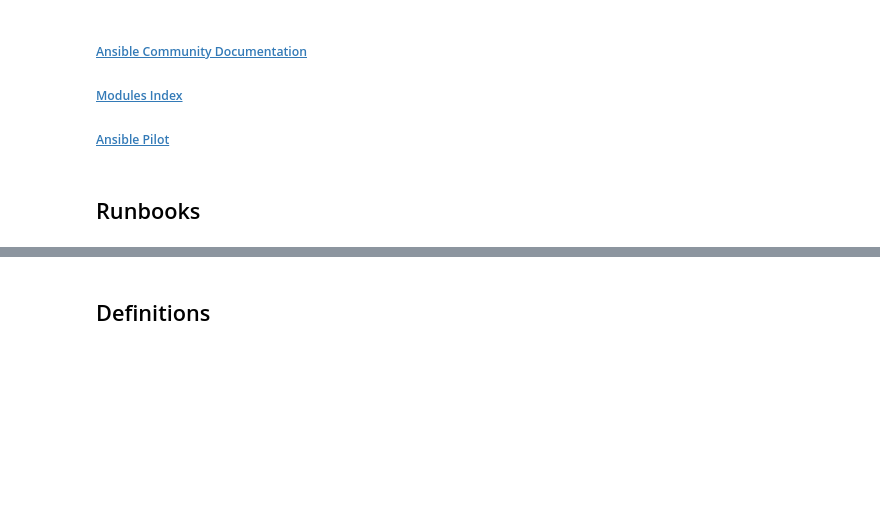
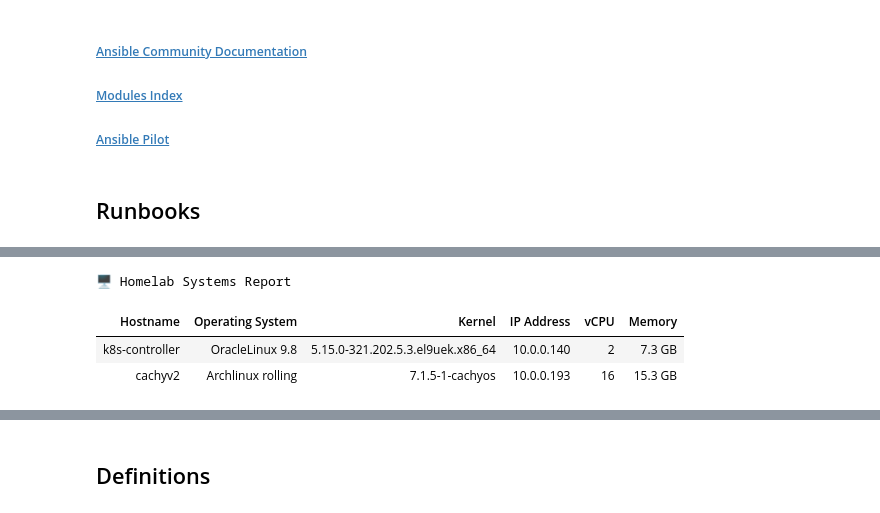
Before and after one commit to josh-butler93/obsidian-vaulTTY, a Jupyter notebook: Command_Guru/jupyter_notebooks/linux_commands.ipynb, the cells around one changed output, grey strips where cells are left out. Cells and saved outputs as stored; diff of their text form; code cells hidden in the pictures; blank space fills up the shorter version.

```diff
--- a/Command_Guru/jupyter_notebooks/linux_commands.ipynb
+++ b/Command_Guru/jupyter_notebooks/linux_commands.ipynb
@@ -280,0 +535,15 @@ uptime
+# %%
+host_file = files[0]
+
+data = json.loads(host_file.read_text())
+
+facts = data["ansible_facts"]
+
+print("Host file:", host_file.name)
+print("Hostname:", facts.get("ansible_hostname"))
+print("OS:", facts.get("ansible_distribution"))
+print("Version:", facts.get("ansible_distribution_version"))
+print("Kernel:", facts.get("ansible_kernel"))
+print("CPU:", facts.get("ansible_processor_vcpus"))
+print("Memory MB:", facts.get("ansible_memtotal_mb"))
+print("IP:", facts.get("ansible_default_ipv4", {}).get("address"))
@@ -280,0 +578,3 @@ uptime
+# %%
+for host in hosts:
+    print(host)
@@ -280,0 +584,60 @@ uptime
+# %%
+from IPython.display import HTML, display
+
+rows = ""
+
+for host in hosts:
+    memory_gb = round(host["memory_mb"] / 1024, 1)
+
+    rows += f"""
+    <tr>
+        <td>{host["hostname"]}</td>
+        <td>{host["os"]} {host["version"]}</td>
+        <td>{host["kernel"]}</td>
+        <td>{host["ip"]}</td>
+        <td>{host["cpu"]}</td>
+        <td>{memory_gb} GB</td>
+    </tr>
+    """
+
+html = f"""
+<div style="
+    font-family: sans-serif;
+    border: 1px solid #555;
+    border-radius: 12px;
+    padding: 20px;
+">
+
+<h2>🖥️ Homelab Systems Report</h2>
+
+<table style="
+    width: 100%;
+    border-collapse: collapse;
+">
+
+<thead>
+<tr>
+    <th style="text-align:left; padding:10px; border-bottom:2px solid #666;">Hostname</th>
+    <th style="text-align:left; padding:10px; border-bottom:2px solid #666;">Operating System</th>
+    <th style="text-align:left; padding:10px; border-bottom:2px solid #666;">Kernel</th>
+    <th style="text-align:left; padding:10px; border-bottom:2px solid #666;">IP Address</th>
+    <th style="text-align:left; padding:10px; border-bottom:2px solid #666;">vCPU</th>
+    <th style="text-align:left; padding:10px; border-bottom:2px solid #666;">Memory</th>
+</tr>
+</thead>
+
+<tbody>
+{rows}
+</tbody>
+
+</table>
+
+</div>
+"""
+
+display(HTML(html))
+# %% [output]
+🖥️ Homelab Systems Report
+| Hostname | Operating System | Kernel | IP Address | vCPU | Memory |
+| k8s-controller | OracleLinux 9.8 | 5.15.0-321.202.5.3.el9uek.x86_64 | 10.0.0.140 | 2 | 7.3 GB |
+| cachyv2 | Archlinux rolling | 7.1.5-1-cachyos | 10.0.0.193 | 16 | 15.3 GB |
```
Also changed, not shown: parts of 59 cells of this notebook, 2 other files.
